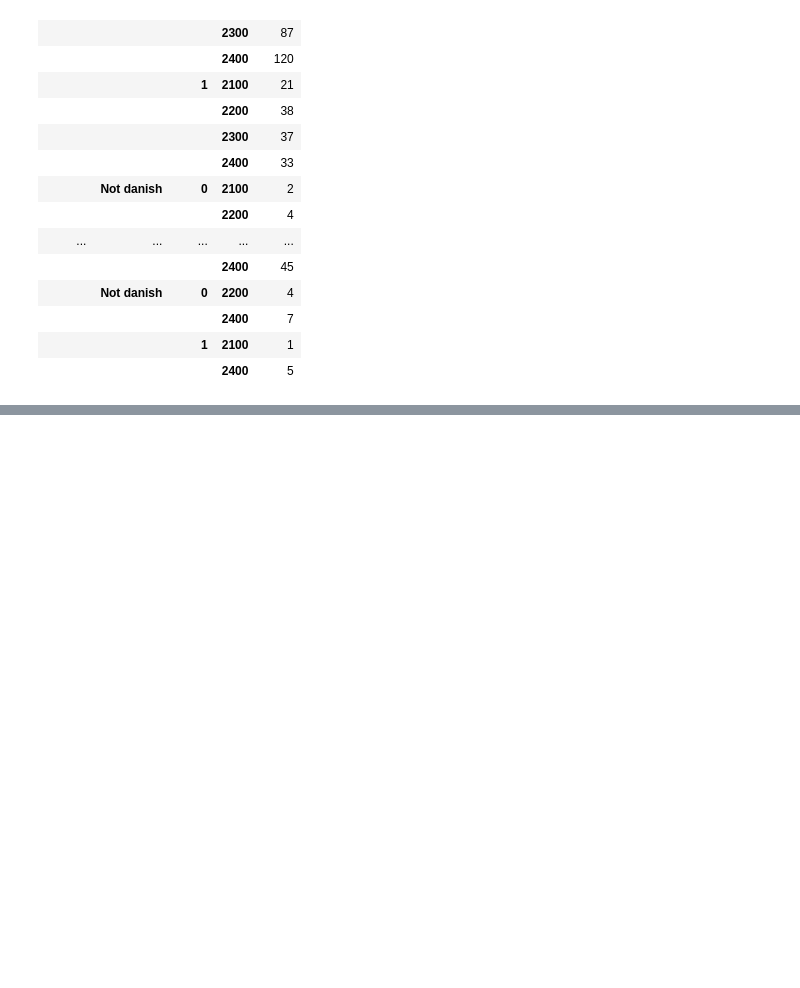
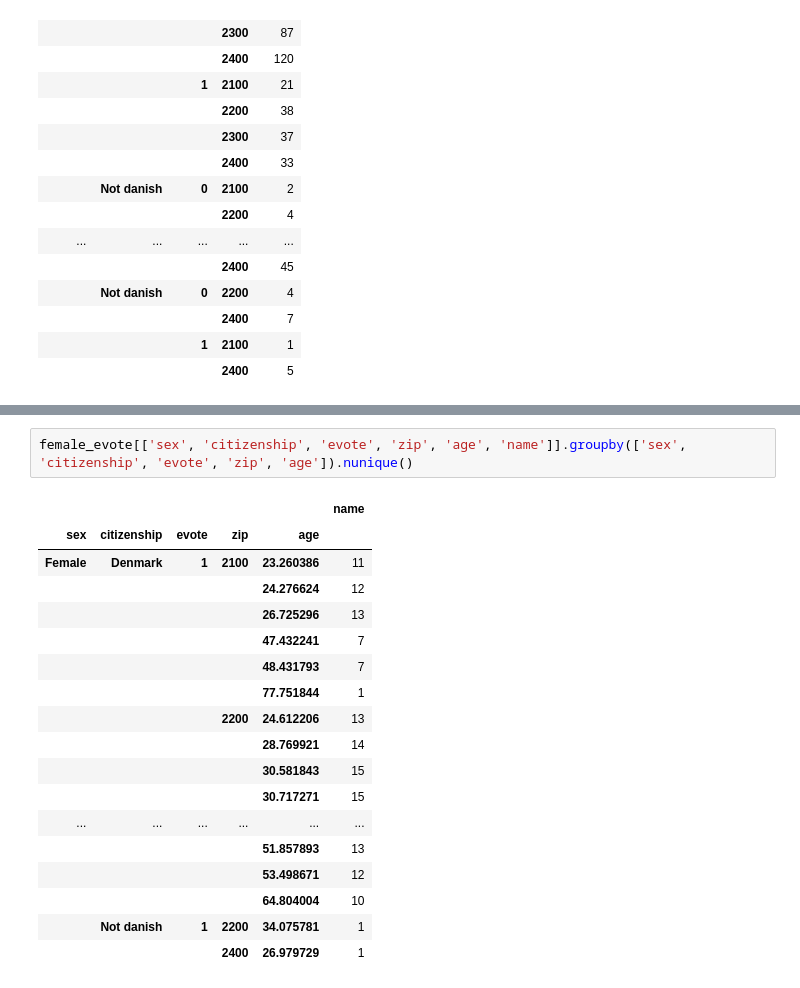
Before and after one commit to edibegovic/SecurityPrivacy, a Jupyter notebook: src/phase2_deanonimyzer.ipynb, the cells around one changed output, grey strips where cells are left out. Cells and saved outputs as stored; diff of their text form; blank space fills up the shorter version.

```diff
--- a/src/phase2_deanonimyzer.ipynb
+++ b/src/phase2_deanonimyzer.ipynb
@@ -122,0 +185,21 @@ merged_df[['sex', 'citizenship', 'evote', 'zip', 'name']].groupby(['sex', 'citiz
+# %%
+female_evote[['sex', 'citizenship', 'evote', 'zip', 'age', 'name']].groupby(['sex', 'citizenship', 'evote', 'zip', 'age']).nunique()
+# %% [output]
+|  |  |  |  |  | name |
+| sex | citizenship | evote | zip | age |  |
+| Female | Denmark | 1 | 2100 | 23.260386 | 11 |
+|  |  |  |  | 24.276624 | 12 |
+|  |  |  |  | 26.725296 | 13 |
+|  |  |  |  | 47.432241 | 7 |
+|  |  |  |  | 48.431793 | 7 |
+|  |  |  |  | 77.751844 | 1 |
+|  |  |  | 2200 | 24.612206 | 13 |
+|  |  |  |  | 28.769921 | 14 |
+|  |  |  |  | 30.581843 | 15 |
+|  |  |  |  | 30.717271 | 15 |
+| ... | ... | ... | ... | ... | ... |
+|  |  |  |  | 51.857893 | 13 |
+|  |  |  |  | 53.498671 | 12 |
+|  |  |  |  | 64.804004 | 10 |
+|  | Not danish | 1 | 2200 | 34.075781 | 1 |
+|  |  |  | 2400 | 26.979729 | 1 |
```
Also changed, not shown: parts of 14 cells of this notebook, 3 other files.
